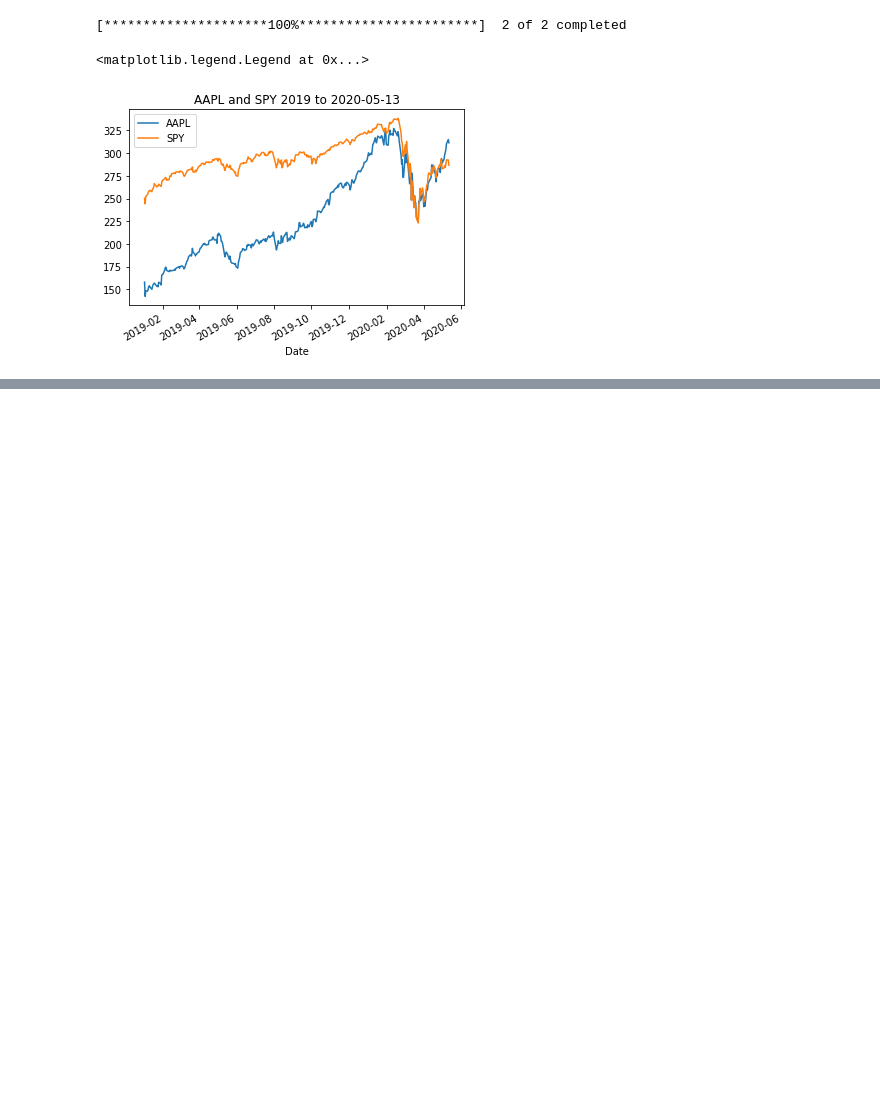
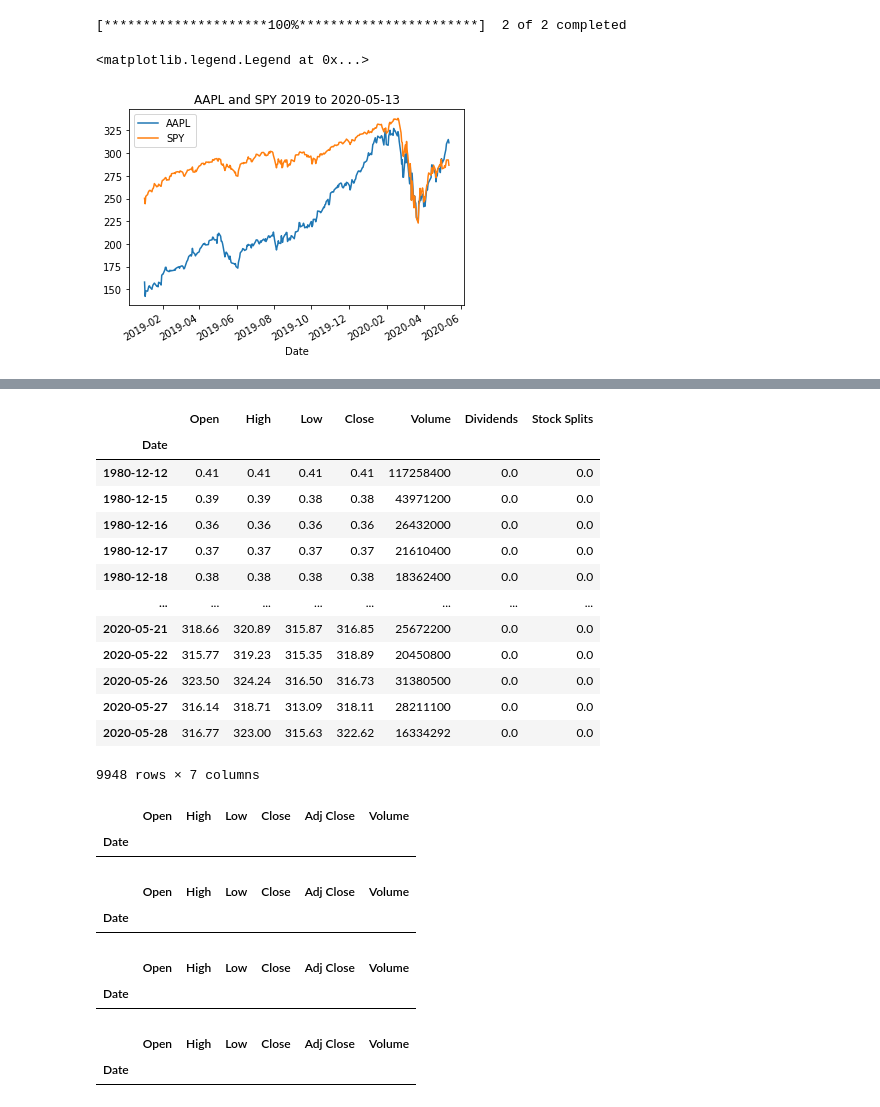
Before and after one commit to acarnes/s_trig, a Jupyter notebook: notebooks/plot_stocks_amc.ipynb, the cells around one changed output, grey strips where cells are left out. Cells and saved outputs as stored; diff of their text form; code cells hidden in the pictures; blank space fills up the shorter version.

```diff
--- a/notebooks/plot_stocks_amc.ipynb
+++ b/notebooks/plot_stocks_amc.ipynb
@@ -20,0 +23,2 @@ plt.legend()
+# %%
+aapl = yf.Ticker("AAPL")
@@ -20,0 +45,37 @@ plt.legend()
+# %%
+aapl.history(period="max")
+# %% [output]
+|  | Open | High | Low | Close | Volume | Dividends | Stock Splits |
+| Date |  |  |  |  |  |  |  |
+| 1980-12-12 | 0.41 | 0.41 | 0.41 | 0.41 | 117258400 | 0.0 | 0.0 |
+| 1980-12-15 | 0.39 | 0.39 | 0.38 | 0.38 | 43971200 | 0.0 | 0.0 |
+| 1980-12-16 | 0.36 | 0.36 | 0.36 | 0.36 | 26432000 | 0.0 | 0.0 |
+| 1980-12-17 | 0.37 | 0.37 | 0.37 | 0.37 | 21610400 | 0.0 | 0.0 |
+| 1980-12-18 | 0.38 | 0.38 | 0.38 | 0.38 | 18362400 | 0.0 | 0.0 |
+| ... | ... | ... | ... | ... | ... | ... | ... |
+| 2020-05-21 | 318.66 | 320.89 | 315.87 | 316.85 | 25672200 | 0.0 | 0.0 |
+| 2020-05-22 | 315.77 | 319.23 | 315.35 | 318.89 | 20450800 | 0.0 | 0.0 |
+| 2020-05-26 | 323.50 | 324.24 | 316.50 | 316.73 | 31380500 | 0.0 | 0.0 |
+| 2020-05-27 | 316.14 | 318.71 | 313.09 | 318.11 | 28211100 | 0.0 | 0.0 |
+| 2020-05-28 | 316.77 | 323.00 | 315.63 | 322.62 | 16334292 | 0.0 | 0.0 |
+9948 rows × 7 columns
+# %%
+aapl.earnings
+# %% [output]
+|  | Open | High | Low | Close | Adj Close | Volume |
+| Date |  |  |  |  |  |  |
+# %%
+aapl.financials
+# %% [output]
+|  | Open | High | Low | Close | Adj Close | Volume |
+| Date |  |  |  |  |  |  |
+# %%
+aapl.quarterly_financials
+# %% [output]
+|  | Open | High | Low | Close | Adj Close | Volume |
+| Date |  |  |  |  |  |  |
+# %%
+aapl.cashflow
+# %% [output]
+|  | Open | High | Low | Close | Adj Close | Volume |
+| Date |  |  |  |  |  |  |
```
Also changed, not shown: parts of 8 cells of this notebook, 1 other file.
